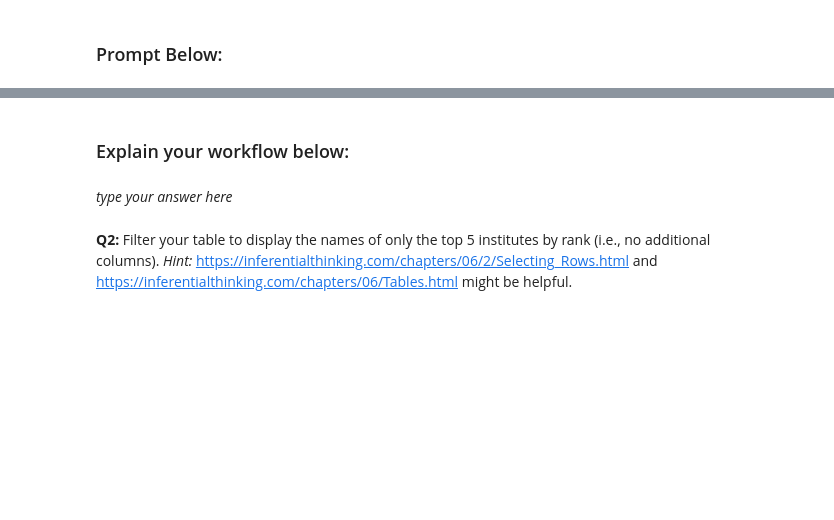
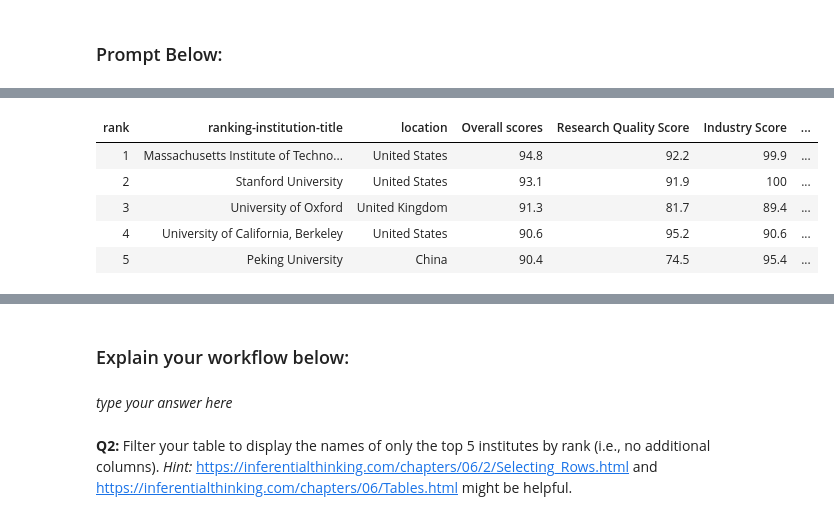
Before and after one commit to ucsb-ds/cmpsc5a-s25-students, a Jupyter notebook: labs/lab02/lab02.ipynb, the cells around one changed output, grey strips where cells are left out. Saved outputs shown, nothing was run; the diff lists cells and outputs as text; code cells hidden in the pictures; blank space fills up the shorter version.

```diff
--- a/labs/lab02/lab02.ipynb
+++ b/labs/lab02/lab02.ipynb
@@ -29,0 +122,13 @@ ranking.show(10)
+# %%
+sorted_ranking = ranking.sort('rank', descending=False)
+# %%
+top_5 = sorted_ranking.take(np.arange(5))
+# %%
+top_5
+# %% [output]
+| rank | ranking-institution-title | location | Overall scores | Research Quality Score | Industry Score | ... |
+| 1 | Massachusetts Institute of Techno... | United States | 94.8 | 92.2 | 99.9 | ... |
+| 2 | Stanford University | United States | 93.1 | 91.9 | 100 | ... |
+| 3 | University of Oxford | United Kingdom | 91.3 | 81.7 | 89.4 | ... |
+| 4 | University of California, Berkeley | United States | 90.6 | 95.2 | 90.6 | ... |
+| 5 | Peking University | China | 90.4 | 74.5 | 95.4 | ... |
```
Also changed, not shown: parts of 9 cells of this notebook.
